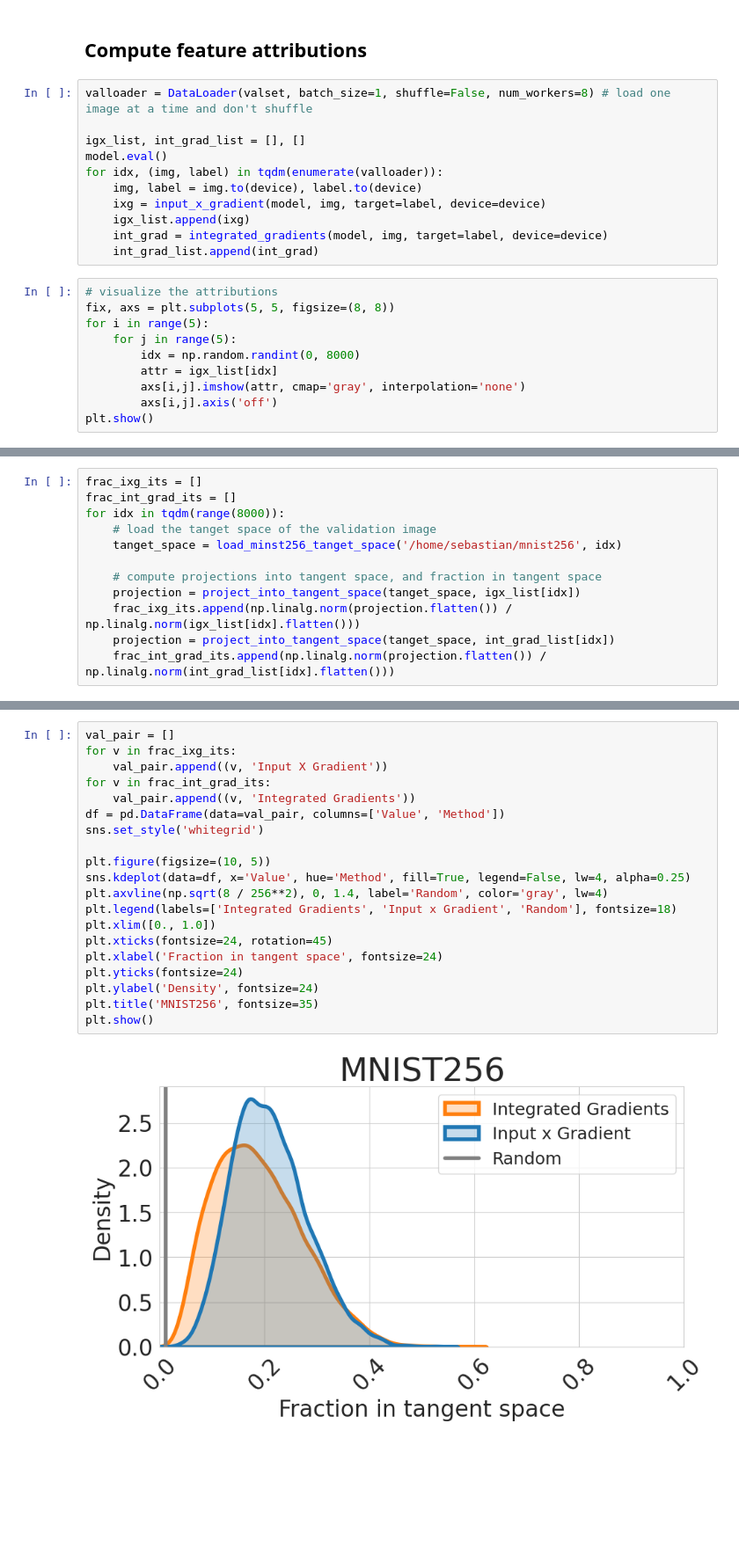
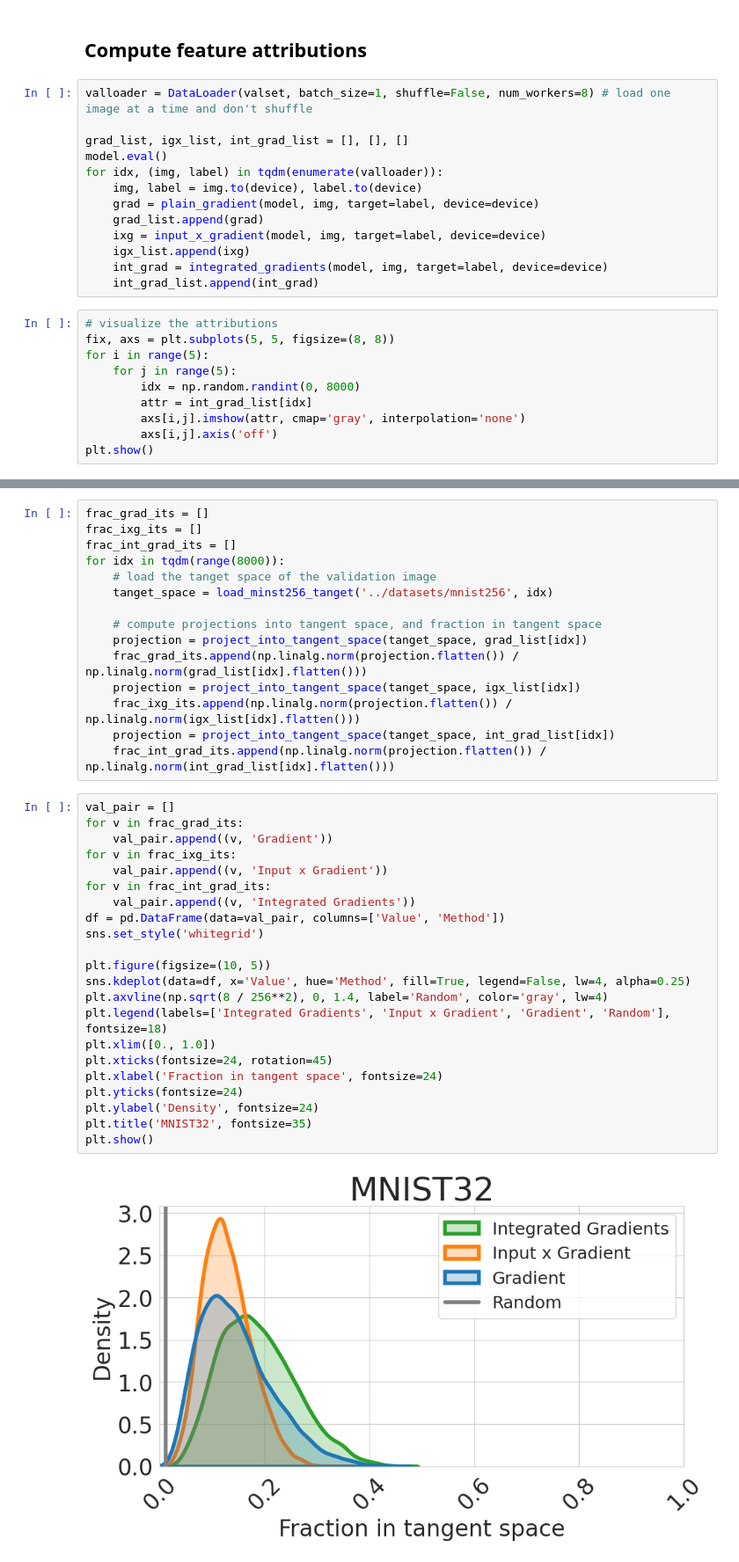
Before and after one commit to tml-tuebingen/explanations-manifold, a Jupyter notebook: examples/mnist256.ipynb, the cells around one changed output, grey strips where cells are left out. Shown: that part at 88% size. Cells and saved outputs as stored; diff of their text form; blank space fills up the shorter version.

```diff
--- a/examples/mnist256.ipynb
+++ b/examples/mnist256.ipynb
@@ -114,10 +104,12 @@ ResNet(
 # %%
 valloader = DataLoader(valset, batch_size=1, shuffle=False, num_workers=8) # load one image at a time and don't shuffle
 
-igx_list, int_grad_list = [], []
+grad_list, igx_list, int_grad_list = [], [], []
 model.eval()
 for idx, (img, label) in tqdm(enumerate(valloader)):
     img, label = img.to(device), label.to(device)
+    grad = plain_gradient(model, img, target=label, device=device)
+    grad_list.append(grad)
     ixg = input_x_gradient(model, img, target=label, device=device)
     igx_list.append(ixg)
     int_grad = integrated_gradients(model, img, target=label, device=device)
@@ -128,7 +120,7 @@ fix, axs = plt.subplots(5, 5, figsize=(8, 8))
 for i in range(5):
     for j in range(5):
         idx = np.random.randint(0, 8000)
-        attr = igx_list[idx]
+        attr = int_grad_list[idx]
         axs[i,j].imshow(attr, cmap='gray', interpolation='none')
         axs[i,j].axis('off')
 plt.show()
@@ -148,12 +128,0 @@ def load_minst256_tanget_space(root, val_img_idx):
-# %%
-frac_ixg_its = []
-frac_int_grad_its = []
-for idx in tqdm(range(8000)):
-    # load the tanget space of the validation image
-    tanget_space = load_minst256_tanget_space('/home/sebastian/mnist256', idx)
-
-    # compute projections into tangent space, and fraction in tangent space
-    projection = project_into_tangent_space(tanget_space, igx_list[idx])
-    frac_ixg_its.append(np.linalg.norm(projection.flatten()) / np.linalg.norm(igx_list[idx].flatten()))
-    projection = project_into_tangent_space(tanget_space, int_grad_list[idx])
-    frac_int_grad_its.append(np.linalg.norm(projection.flatten()) / np.linalg.norm(int_grad_list[idx].flatten()))
@@ -160,22 +131,39 @@ for idx in tqdm(range(8000)):
+# %%
+frac_grad_its = []
+frac_ixg_its = []
+frac_int_grad_its = []
+for idx in tqdm(range(8000)):
+    # load the tanget space of the validation image
+    tanget_space = load_minst256_tanget('../datasets/mnist256', idx)
+
+    # compute projections into tangent space, and fraction in tangent space
+    projection = project_into_tangent_space(tanget_space, grad_list[idx])
+    frac_grad_its.append(np.linalg.norm(projection.flatten()) / np.linalg.norm(grad_list[idx].flatten()))
+    projection = project_into_tangent_space(tanget_space, igx_list[idx])
+    frac_ixg_its.append(np.linalg.norm(projection.flatten()) / np.linalg.norm(igx_list[idx].flatten()))
+    projection = project_into_tangent_space(tanget_space, int_grad_list[idx])
+    frac_int_grad_its.append(np.linalg.norm(projection.flatten()) / np.linalg.norm(int_grad_list[idx].flatten()))
 # %%
 val_pair = []
+for v in frac_grad_its:
+    val_pair.append((v, 'Gradient'))
 for v in frac_ixg_its:
-    val_pair.append((v, 'Input X Gradient'))
+    val_pair.append((v, 'Input x Gradient'))
 for v in frac_int_grad_its:
     val_pair.append((v, 'Integrated Gradients'))
 df = pd.DataFrame(data=val_pair, columns=['Value', 'Method'])
 sns.set_style('whitegrid')
 
 plt.figure(figsize=(10, 5))
 sns.kdeplot(data=df, x='Value', hue='Method', fill=True, legend=False, lw=4, alpha=0.25)
 plt.axvline(np.sqrt(8 / 256**2), 0, 1.4, label='Random', color='gray', lw=4)
-plt.legend(labels=['Integrated Gradients', 'Input x Gradient', 'Random'], fontsize=18)
+plt.legend(labels=['Integrated Gradients', 'Input x Gradient', 'Gradient', 'Random'], fontsize=18)
 plt.xlim([0., 1.0])
 plt.xticks(fontsize=24, rotation=45)
 plt.xlabel('Fraction in tangent space', fontsize=24)
 plt.yticks(fontsize=24)
 plt.ylabel('Density', fontsize=24)
-plt.title('MNIST256', fontsize=35)
+plt.title('MNIST32', fontsize=35)
 plt.show()
 # %% [output]
-[figure, old version]
+[figure, new version]
```
Also changed, not shown: parts of 15 cells of this notebook, 1 other file.
